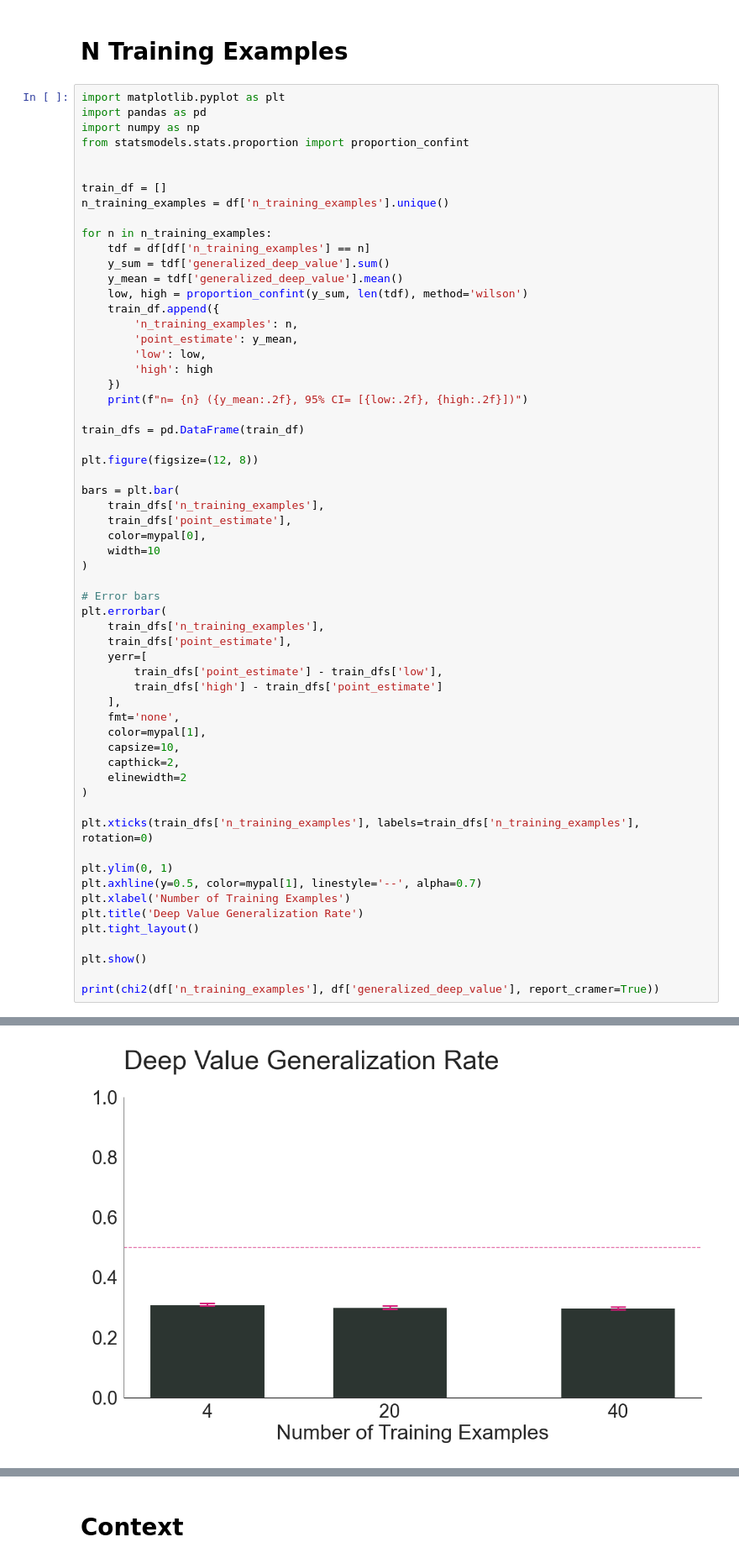
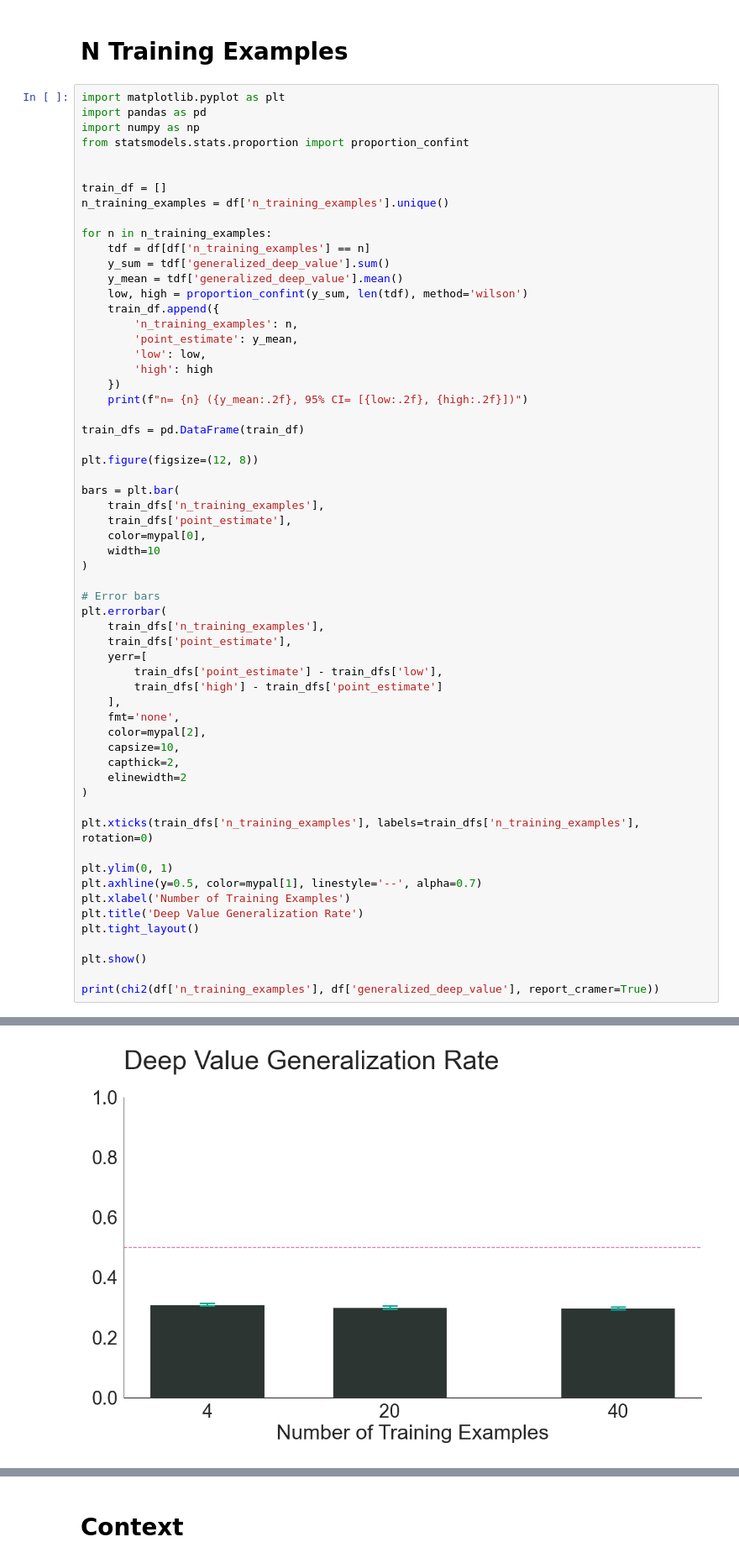
Before and after one commit to josh-ashkinaze/dvb, a Jupyter notebook: 9_run_stats_two.ipynb, the cells around one changed output, grey strips where cells are left out. Shown: that part at 84% size. Saved outputs shown, nothing was run; the diff lists cells and outputs as text.

```diff
--- a/9_run_stats_two.ipynb
+++ b/9_run_stats_two.ipynb
@@ -982,35 +982,35 @@ bars = plt.bar(
 
 # Error bars
 plt.errorbar(
     train_dfs['n_training_examples'],
     train_dfs['point_estimate'],
     yerr=[
         train_dfs['point_estimate'] - train_dfs['low'],
         train_dfs['high'] - train_dfs['point_estimate']
     ],
     fmt='none',
-    color=mypal[1],
+    color=mypal[2],
     capsize=10,
     capthick=2,
     elinewidth=2
 )
 
 plt.xticks(train_dfs['n_training_examples'], labels=train_dfs['n_training_examples'], rotation=0)
 
 plt.ylim(0, 1)
 plt.axhline(y=0.5, color=mypal[1], linestyle='--', alpha=0.7)
 plt.xlabel('Number of Training Examples')
 plt.title('Deep Value Generalization Rate')
 plt.tight_layout()
 
 plt.show()
 
 print(chi2(df['n_training_examples'], df['generalized_deep_value'], report_cramer=True))
 # %% [output]
 n= 4 (0.31, 95% CI= [0.30, 0.31])
 n= 40 (0.30, 95% CI= [0.29, 0.30])
 n= 20 (0.30, 95% CI= [0.30, 0.30])
-[figure, old version]
+[figure, new version]
 {'chi2': np.float64(13.496271234867672), 'p_value': np.float64(0.001173064624551805), 'dof': 2, 'cramer_v': 0.011352243928162989}
 # %% [markdown]
 # Context
```
Also changed, not shown: parts of 2 cells of this notebook.
